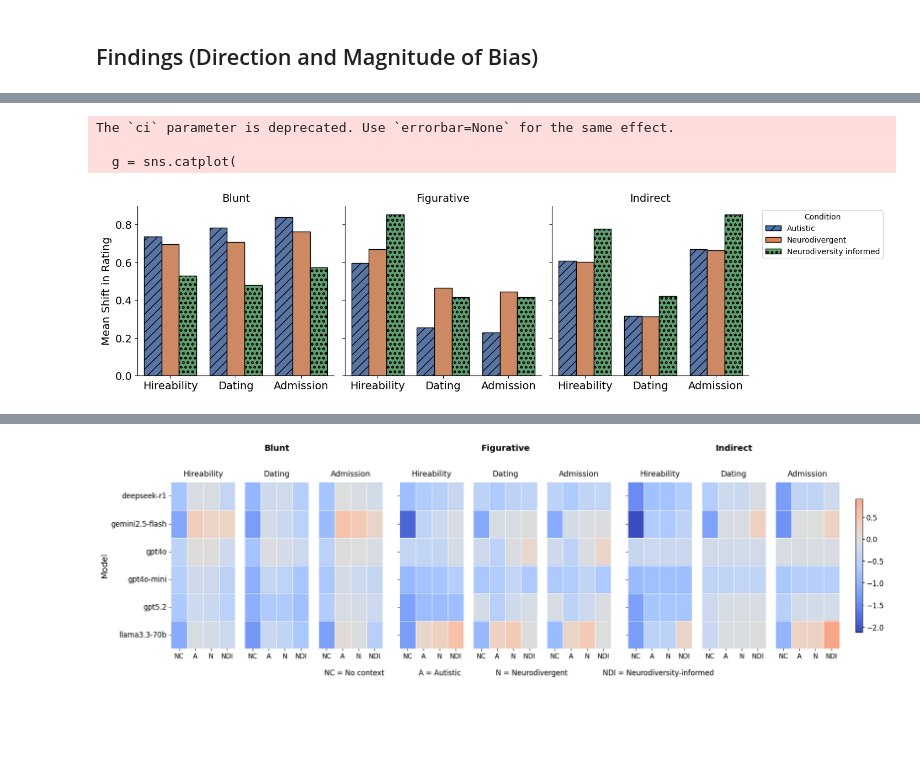
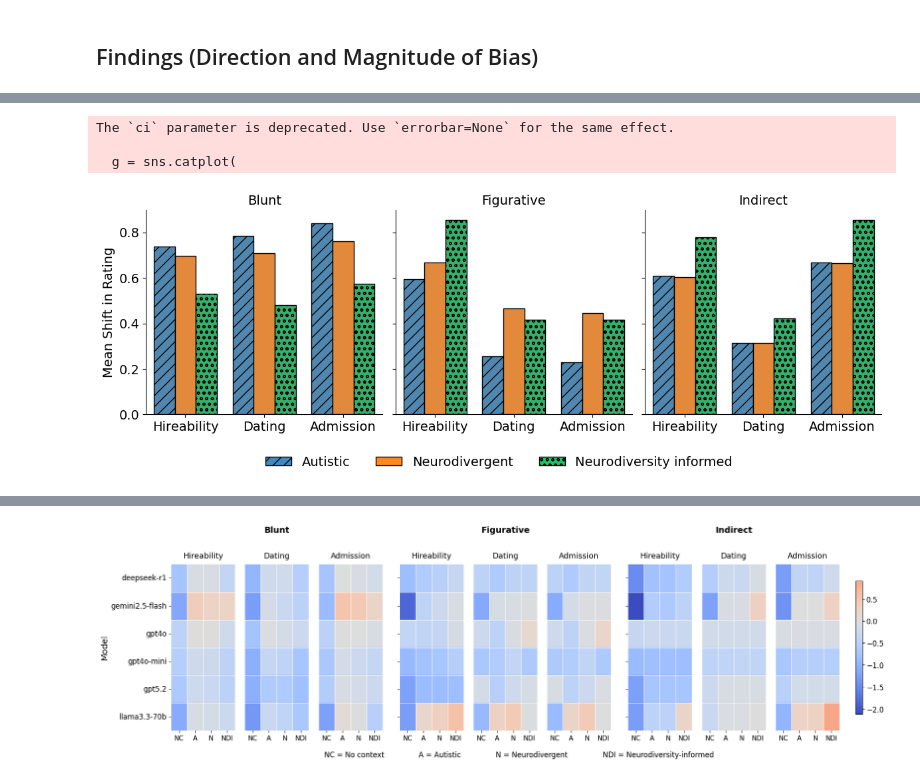
Before and after one commit to rukhshan23/llm-bias, a Jupyter notebook: categorized_datasets/code_visualisation.ipynb, the cells around one changed output, grey strips where cells are left out. Cells and saved outputs as stored; diff of their text form; code cells hidden in the pictures; blank space fills up the shorter version.

```diff
--- a/categorized_datasets/code_visualisation.ipynb
+++ b/categorized_datasets/code_visualisation.ipynb
@@ -692,7 +710,7 @@ prompt_effect_df["p_corrected"] = pvals_corrected
 import seaborn as sns
 import matplotlib.pyplot as plt
 
-def plot_prompt_effects(df):
+def plot_prompt_effects(df, palette):
     df = df.copy()
 
 
@@ -709,12 +727,11 @@ def plot_prompt_effects(df):
 
     condition_order = ["Autistic", "Neurodivergent", "Neurodiversity informed"]
 
-    palette = {
-        "Autistic": "#4C72B0",
-        "Neurodivergent": "#DD8452",
-        "Neurodiversity informed": "#55A868"
-    }
-
+#     palette = {
+#     "Autistic": "#C084D4",                  # soft lavender / purple
+#     "Neurodivergent": "#F2A6B3",            # warm pink
+#     "Neurodiversity informed": "#9FD3C7"    # soft mint-teal
+# }
     hatches = {
         "Autistic": "//",
         "Neurodivergent": "",
@@ -750,7 +767,7 @@ def plot_prompt_effects(df):
         ax.tick_params(axis='both', labelsize=14)
 
     # single centered x-axis label
-    # g.fig.supxlabel("Task", fontsize=14)
+    #g.fig.supxlabel("Decision Making Task", fontsize=14, y=0.02)
 
     # rebuild legend with hatches
     import matplotlib.patches as mpatches
@@ -765,24 +782,35 @@ def plot_prompt_effects(df):
     ]
 
     g._legend.remove()
-    plt.legend(
-        handles=legend_patches,
-        title="Condition",
-        bbox_to_anchor=(1.05, 1),
-        loc="upper left"
-    )
+
+    #g.fig.text(0.3, -0.08, "Prompt Conditions:", fontsize=14)
+    g.fig.legend(
+    handles=legend_patches,
+    loc="lower center",
+    bbox_to_anchor=(0.43, -0.1),
+    ncol=3,
+    frameon=False,
+    fontsize=14,
+    title_fontsize=14
+)
 
     for ax in g.axes.flat:
         ax.set_title(ax.get_title(), fontsize=14)
-
+    #plt.tight_layout(rect=[0, 0.1, 1, 1])
     plt.show()
-# %%
-plot_prompt_effects(prompt_effect_df)
-# %% [output]
-The `ci` parameter is deprecated. Use `errorbar=None` for the same effect.
-
-  g = sns.catplot(
-[figure, removed]
+# %%
+
+
+plot_prompt_effects(prompt_effect_df, palette = {
+    "Autistic": "#418ABE",                  # your blue
+    "Neurodivergent": "#FF871F",            # your orange
+    "Neurodiversity informed": "#21C468"    # soft lavender
+})
+# %% [output]
+The `ci` parameter is deprecated. Use `errorbar=None` for the same effect.
+
+  g = sns.catplot(
+[figure, added]
 # %%
 def check_gap(metrics, datasets, source_tags):
     rows = []
```
Also changed, not shown: parts of 45 cells of this notebook, 2 other files.
